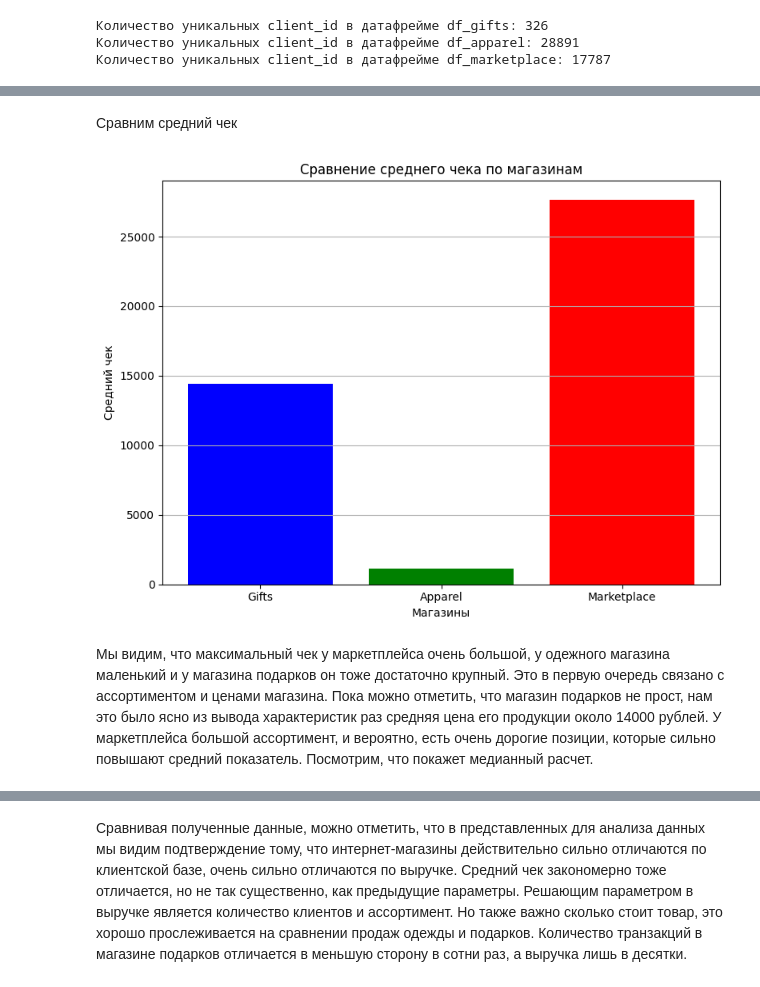
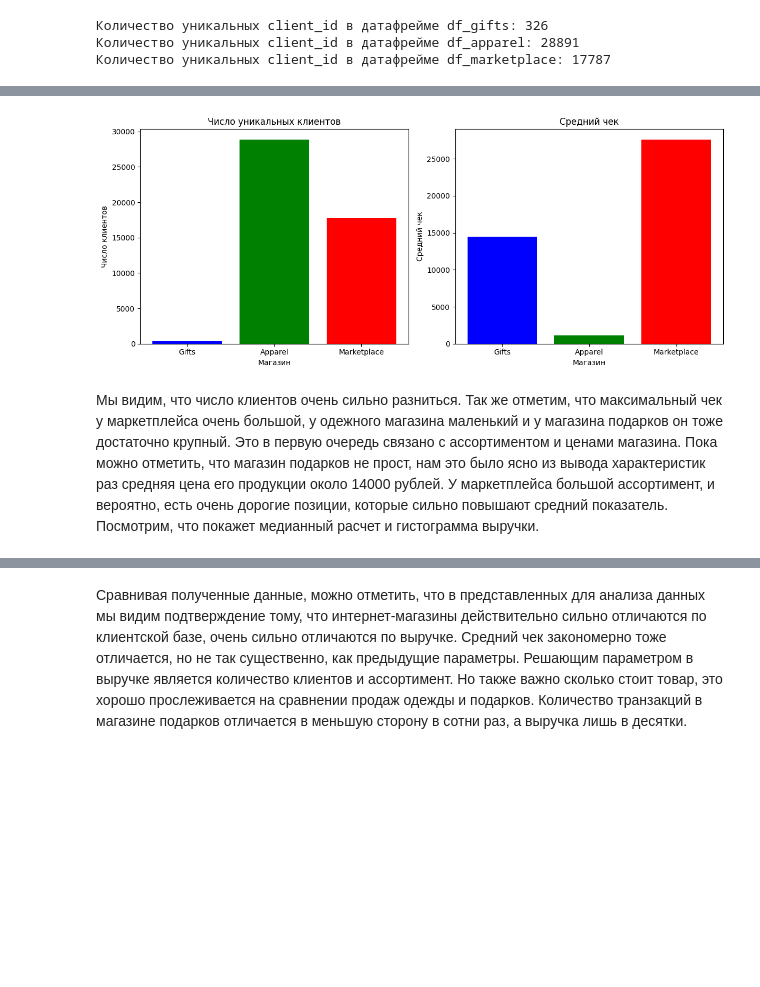
Before and after one commit to Oleg500K/Next-purchase-forecast, a Jupyter notebook: Прогноз_следующей_покупки.ipynb, the cells around one changed output, grey strips where cells are left out. Cells and saved outputs as stored; diff of their text form; code cells hidden in the pictures; blank space fills up the shorter version.

```diff
--- a/Прогноз_следующей_покупки.ipynb
+++ b/Прогноз_следующей_покупки.ipynb
@@ -380,29 +419,38 @@ plt.show()
-# %% [markdown]
-Сравним средний чек
-# %%
-# рассчитаем средний чек для каждого датафрейма
-df_gifts['total_spent'] = df_gifts['price'] * df_gifts['quantity']
-df_apparel['total_spent'] = df_apparel['price'] * df_apparel['quantity']
-df_marketplace['total_spent'] = df_marketplace['price'] * df_marketplace['quantity']
-
-# усредним чек по всем дням для каждого датафрейма
-avg_gifts = df_gifts['total_spent'].sum() / df_gifts['quantity'].sum()
-avg_apparel = df_apparel['total_spent'].sum() / df_apparel['quantity'].sum()
-avg_marketplace = df_marketplace['total_spent'].sum() / df_marketplace['quantity'].sum()
-
-# выведем диаграмму
-plt.figure(figsize=(8, 6))
-
-plt.bar(['Gifts', 'Apparel', 'Marketplace'], [avg_gifts, avg_apparel, avg_marketplace], color=['blue', 'green', 'red'])
-
-plt.title('Сравнение среднего чека по магазинам')
-plt.xlabel('Магазины')
-plt.ylabel('Средний чек')
-plt.grid(axis='y')
-plt.tight_layout()
-
-plt.show()
-# %% [output]
-[figure, removed]
+# %%
+# число уникальных клиентов для каждого магазина
+unique_clients = [unique_clients_df_gifts, unique_clients_df_apparel, unique_clients_df_marketplace]
+
+# датафреймы и их названия
+dataframes = [df_gifts, df_apparel, df_marketplace]
+store_names = ['Gifts', 'Apparel', 'Marketplace']
+
+# цвета для каждого магазина
+colors = ['blue', 'green', 'red']
+
+# произведем расчет среднего чека и среднего числа уникальных клиентов для каждого магазина
+avg_checks = []
+for i, df in enumerate(dataframes):
+    df['total_spent'] = df['price'] * df['quantity']
+    avg_checks.append(df['total_spent'].sum() / df['quantity'].sum())
+
+# построим графики
+fig, axes = plt.subplots(1, 2, figsize=(12, 5))
+
+# график числа уникальных клиентов
+axes[0].bar(store_names, unique_clients, color=colors)
+axes[0].set_title('Число уникальных клиентов')
+axes[0].set_xlabel('Магазин')
+axes[0].set_ylabel('Число клиентов')
+
+# график среднего чека
+axes[1].bar(store_names, avg_checks, color=colors)
+axes[1].set_title('Средний чек')
+axes[1].set_xlabel('Магазин')
+axes[1].set_ylabel('Средний чек')
+
+plt.tight_layout()
+plt.show()
+# %% [output]
+[figure, added]
 # %% [markdown]
-Мы видим, что максимальный чек у маркетплейса очень большой, у одежного магазина маленький и у магазина подарков он тоже достаточно крупный. Это в первую очередь связано с ассортиментом и ценами магазина. Пока можно отметить, что магазин подарков не прост, нам это было ясно из вывода характеристик раз средняя цена его продукции около 14000 рублей. У маркетплейса большой ассортимент, и вероятно, есть очень дорогие позиции, которые сильно повышают средний показатель. Посмотрим, что покажет медианный расчет.
+Мы видим, что число клиентов очень сильно разниться. Так же отметим, что максимальный чек у маркетплейса очень большой, у одежного магазина маленький и у магазина подарков он тоже достаточно крупный. Это в первую очередь связано с ассортиментом и ценами магазина. Пока можно отметить, что магазин подарков не прост, нам это было ясно из вывода характеристик раз средняя цена его продукции около 14000 рублей. У маркетплейса большой ассортимент, и вероятно, есть очень дорогие позиции, которые сильно повышают средний показатель. Посмотрим, что покажет медианный расчет и гистограмма выручки.
```
Also changed, not shown: parts of 15 cells of this notebook.
